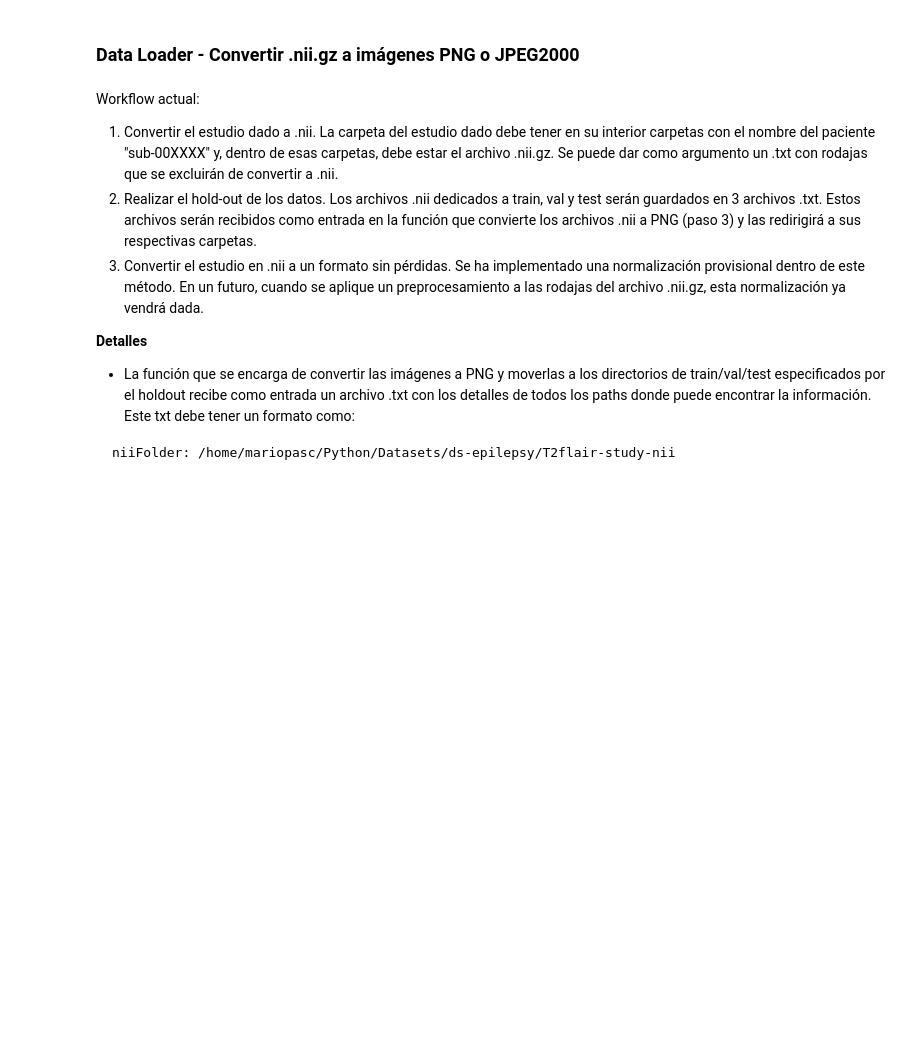
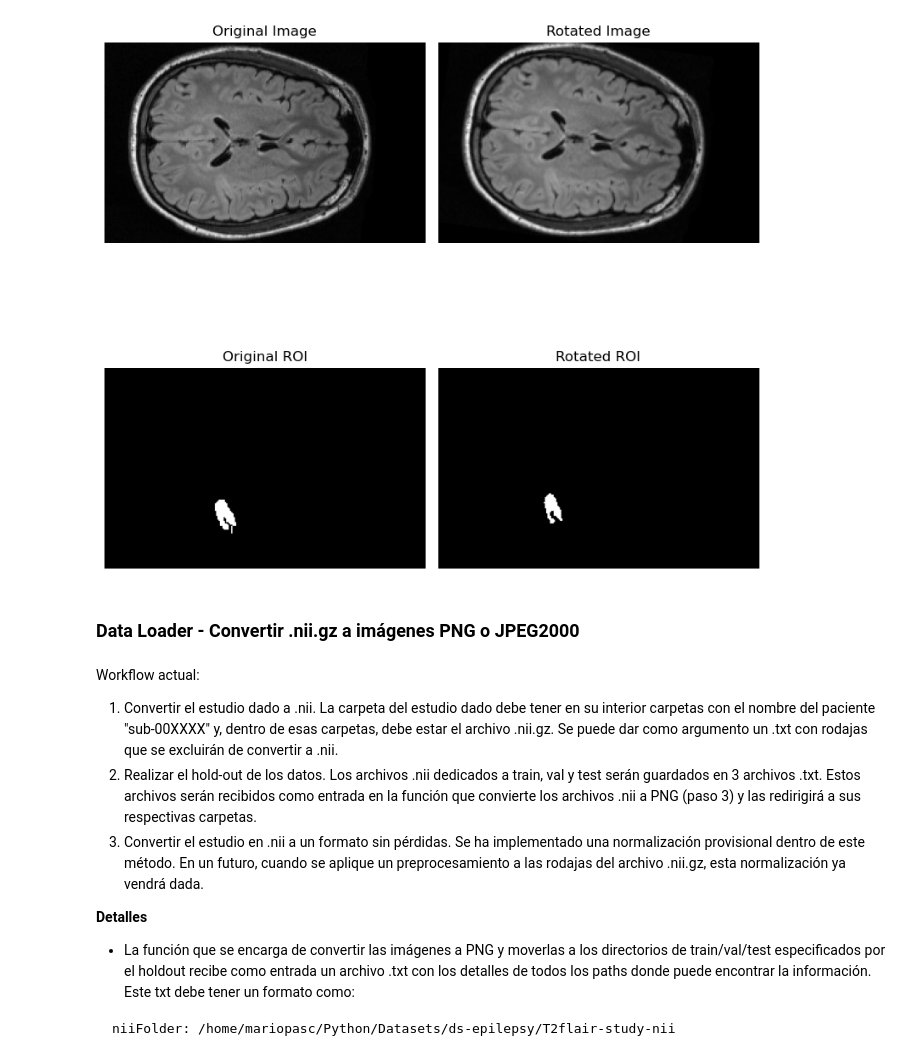
Before and after one commit to MarioPasc/Epilepsy-Displasia-focal-Segmentation, a Jupyter notebook: jupyter-notebooks/explore_functions.ipynb, the cells around one changed output. Drawn from its saved outputs; the diff is of its cells as text; code cells hidden in the pictures; blank space fills up the shorter version.

```diff
--- a/jupyter-notebooks/explore_functions.ipynb
+++ b/jupyter-notebooks/explore_functions.ipynb
@@ -26,6 +26,34 @@ t1w_im_train_path = "/home/mariopasc/Python/Datasets/t1w-yolov8-ds/images/train"
 t1w_im_val_path = "/home/mariopasc/Python/Datasets/t1w-yolov8-ds/images/val"
 t1w_label_train_path = "/home/mariopasc/Python/Datasets/t1w-yolov8-ds/labels/train"
 t1w_label_train_val = "/home/mariopasc/Python/Datasets/t1w-yolov8-ds/labels/val"
+# %%
+file_original = "sub-00073-161.nii"
+file_rotated = "sub-00073-161-rotation.nii"
+
+original_im = np.uint8(nib.load(os.path.join(t2flair_nii_path, file_original)).get_fdata())
+rotated_im = np.uint8(nib.load(os.path.join(t2flair_nii_path, file_rotated)).get_fdata())
+original_roi = np.uint8(nib.load(os.path.join(roi_nii_path, file_original)).get_fdata())
+rotated_roi = np.uint8(nib.load(os.path.join(roi_nii_path, file_rotated)).get_fdata())
+
+fig, axes = plt.subplots(2, 2, figsize=(8,9))
+axes[0, 0].imshow(original_im, cmap="gray")
+axes[0, 0].axis('off')
+axes[0, 0].set_title("Original Image")
+axes[1, 0].imshow(original_roi, cmap="gray")
+axes[1, 0].axis('off')
+axes[1, 0].set_title("Original ROI")
+
+axes[0, 1].imshow(rotated_im, cmap="gray")
+axes[0, 1].axis('off')
+axes[0, 1].set_title("Rotated Image")
+axes[1, 1].imshow(rotated_roi, cmap="gray")
+axes[1, 1].axis('off')
+axes[1, 1].set_title("Rotated ROI")
+
+plt.tight_layout()
+plt.show()
+# %% [output]
+[figure, added]
 # %% [markdown]
 ### Data Loader - Convertir .nii.gz a imágenes PNG o JPEG2000
 # %% [markdown]
```
Also changed, not shown: 7 other files.
